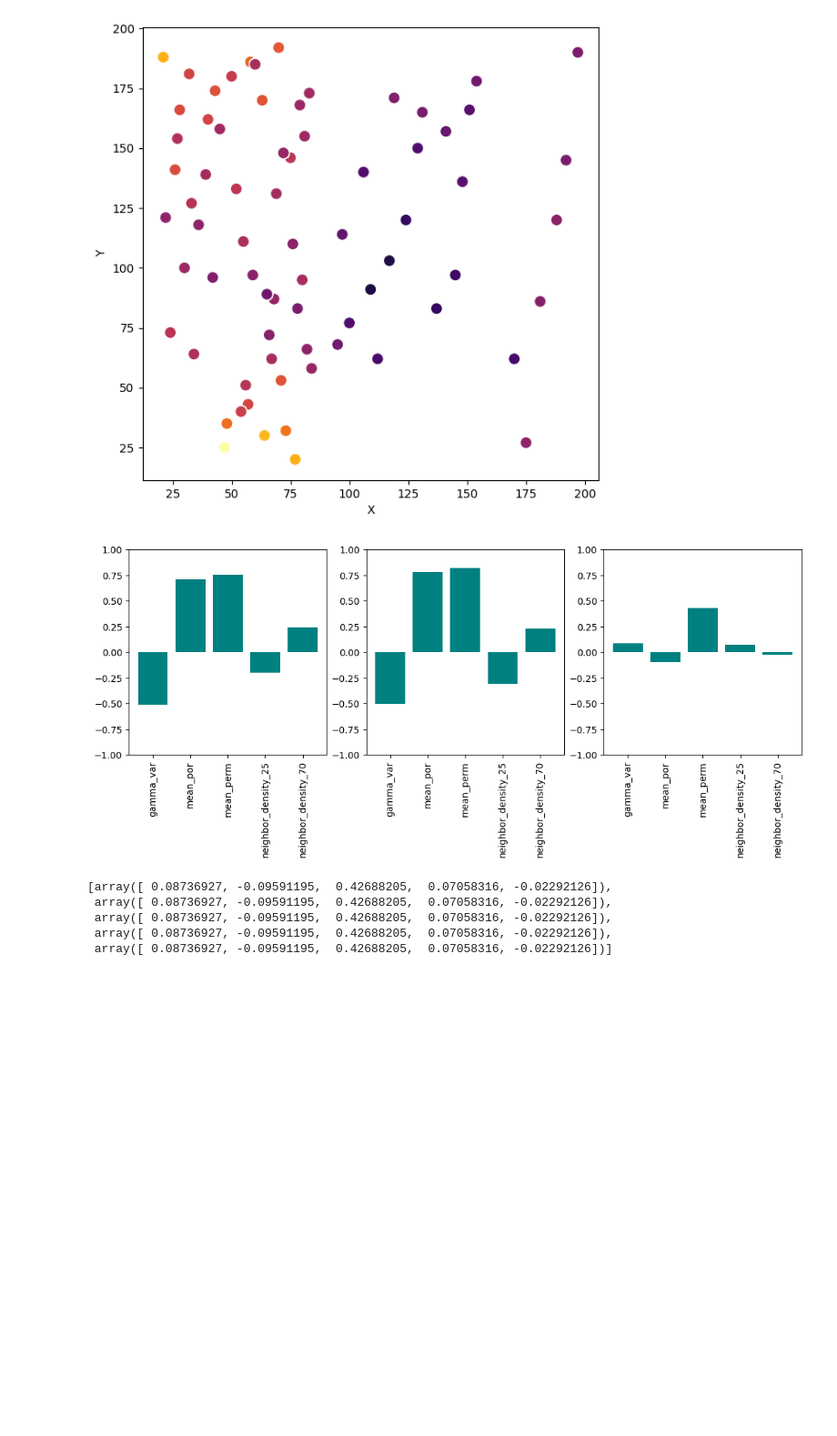
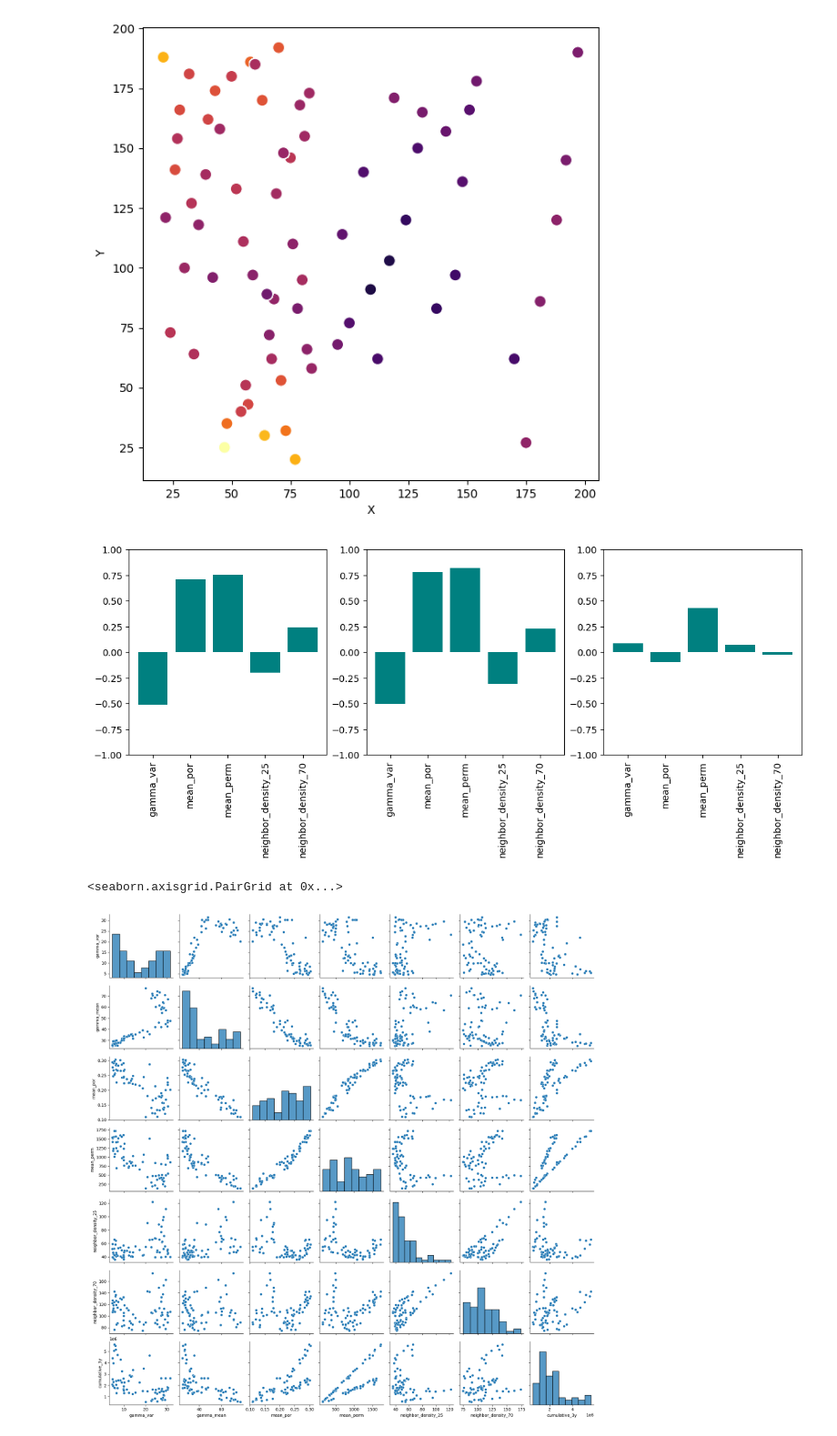
Before and after one commit to acmontesh/Energ-AI-z, a Jupyter notebook: Production_analysis.ipynb, the cells around one changed output. Shown at 91% size. Drawn from its saved outputs; the diff is of its cells as text; code cells hidden in the pictures; blank space fills up the shorter version.

```diff
--- a/Production_analysis.ipynb
+++ b/Production_analysis.ipynb
@@ -51,7 +51,6 @@ fig,ax = plt.subplots( 9,1,figsize=(10,35) )
 
 for i in range(9):
     wellidx     = i*8
-    colors = [color_map[w] for w in df[(df["Well_ID"]>=wellidx) & (df["Well_ID"]<=wellidx+8)]["Well_ID"]]
     sb.lineplot( data=df[(df["Well_ID"]>=wellidx) & (df["Well_ID"]<=wellidx+7)], x="Date",
                  y="Cumulative Oil Production, BBL",
                  hue="Well_ID",palette="tab10",ax=ax[i] )
@@ -94,6 +93,8 @@ df["neighbor_density_70"] = 0
 df["X"] = 0
 df["Y"] = 0
 df["cumulative_3y"] = 0
+df["gamma_mean"] = 0
+df["facies_p75"] = 0
 
 def calculate_well_density( xvals,yvals,allx,ally,allIDs,quantile ):
     x   = xvals[0]
@@ -111,6 +112,8 @@ for id in np.unique(dflogs["Well_ID"]):
     df.loc[df["Well_ID"]==id,"X"] = np.unique( dflogs[dflogs["Well_ID"]==id]["X"] )[0]
     df.loc[df["Well_ID"]==id,"Y"] = np.unique( dflogs[dflogs["Well_ID"]==id]["Y"] )[0]
     df.loc[df["Well_ID"]==id,"gamma_var"] = np.std( dflogs[dflogs["Well_ID"]==id]["GR"] )
+    df.loc[df["Well_ID"]==id,"gamma_mean"] = np.mean( dflogs[dflogs["Well_ID"]==id]["GR"] )
+    df.loc[df["Well_ID"]==id,"facies_p75"] = np.quantile( dflogs[dflogs["Well_ID"]==id]["facies"],0.75 )
     df.loc[df["Well_ID"]==id,"gamma_skew"] = skew( dflogs[dflogs["Well_ID"]==id]["GR"].values )
     df.loc[df["Well_ID"]==id,"mean_por"] = np.mean( dflogs[dflogs["Well_ID"]==id]["phi"] )
     df.loc[df["Well_ID"]==id,"mean_perm"] = np.mean( dflogs[dflogs["Well_ID"]==id]["perm"] )
@@ -234,7 +237,7 @@ ax.legend().remove()
 # %%
 df_out = df.groupby("Well_ID", as_index=False).first(  )
 # %%
-df_out = df_out[["gamma_var","mean_por","mean_perm","neighbor_density_25","neighbor_density_70","cumulative_3y"]]
+df_out = df_out[["gamma_var","gamma_mean","mean_por","mean_perm","neighbor_density_25","neighbor_density_70","facies_p75","cumulative_3y"]]
 # %%
 corrs  = [  ]
 rcorrs = [  ]
@@ -259,11 +262,8 @@ ax[2].set_ylim(-1,1)
 ax[2].set_xticklabels(ax[2].get_xticklabels(  ),rotation=90);
 # %% [output]
 [figure]
-# %%
-pcorrs
-# %% [output]
-[array([ 0.08736927, -0.09591195,  0.42688205,  0.07058316, -0.02292126]),
- array([ 0.08736927, -0.09591195,  0.42688205,  0.07058316, -0.02292126]),
- array([ 0.08736927, -0.09591195,  0.42688205,  0.07058316, -0.02292126]),
- array([ 0.08736927, -0.09591195,  0.42688205,  0.07058316, -0.02292126]),
- array([ 0.08736927, -0.09591195,  0.42688205,  0.07058316, -0.02292126])]
+# %%
+sb.pairplot(df_out)
+# %% [output]
+<seaborn.axisgrid.PairGrid at 0x...>
+[figure, added]
```
Also changed, not shown: parts of 7 cells of this notebook, 1 other file.
